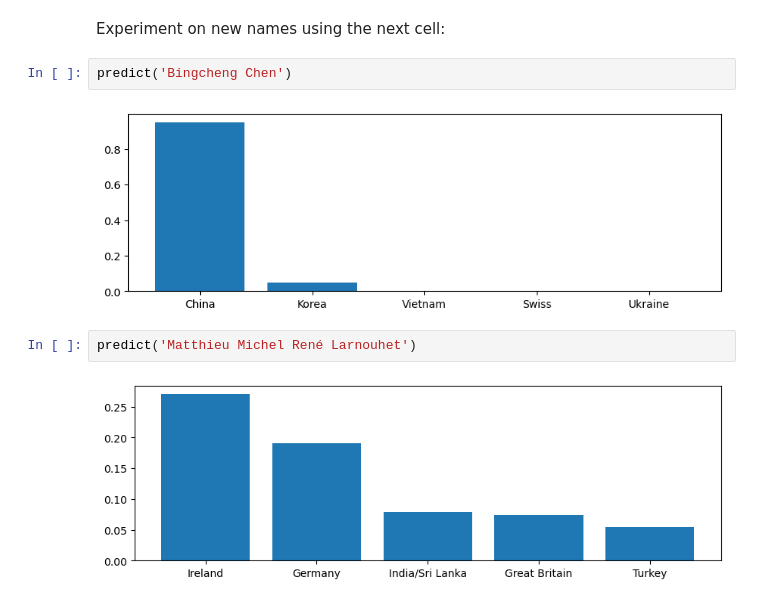
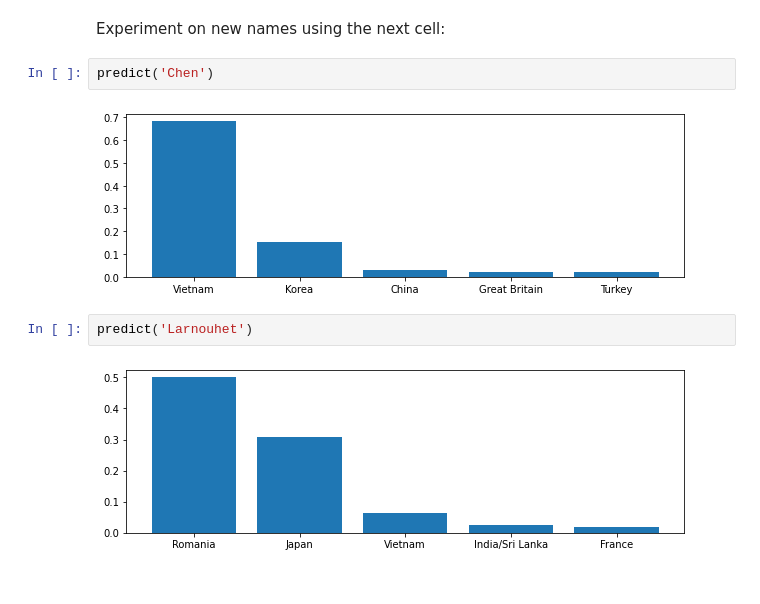
Before and after one commit to chenbin234/SSY340_Deep_machine_learning, a Jupyter notebook: HA2/HA2-Part1.ipynb, the cells around one changed output. Drawn from its saved outputs; the diff is of its cells as text.

```diff
--- a/HA2/HA2-Part1.ipynb
+++ b/HA2/HA2-Part1.ipynb
@@ -857,10 +857,10 @@ predict('Viiviika')
 # %% [markdown]
 Experiment on new names using the next cell:
 # %%
-predict('Bingcheng Chen')
+predict('Chen')
 # %% [output]
-[figure, old version]
+[figure, new version]
 # %%
-predict('Matthieu Michel René Larnouhet')
+predict('Larnouhet')
 # %% [output]
-[figure, old version]
+[figure, new version]
```
Also changed, not shown: parts of 13 cells of this notebook, 1 other file.
